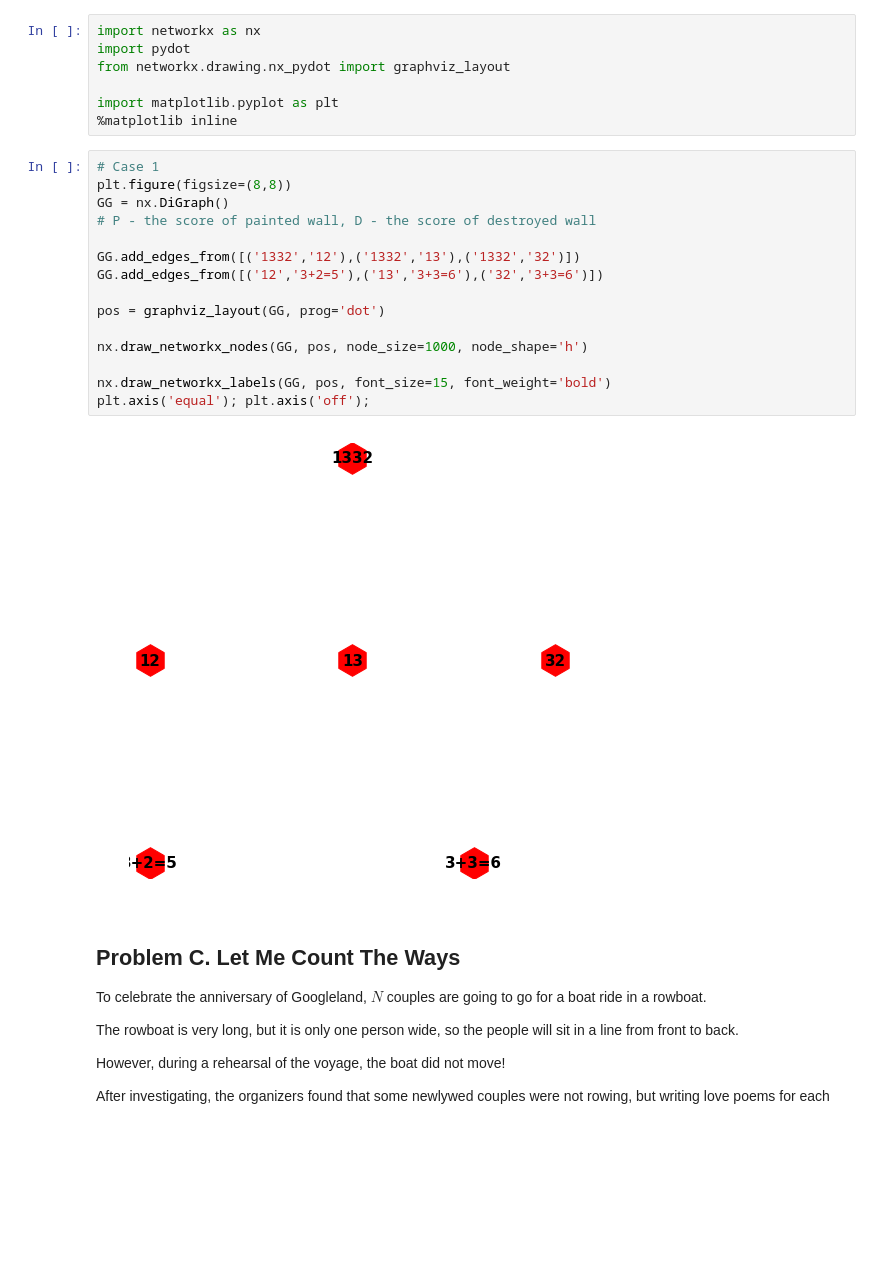
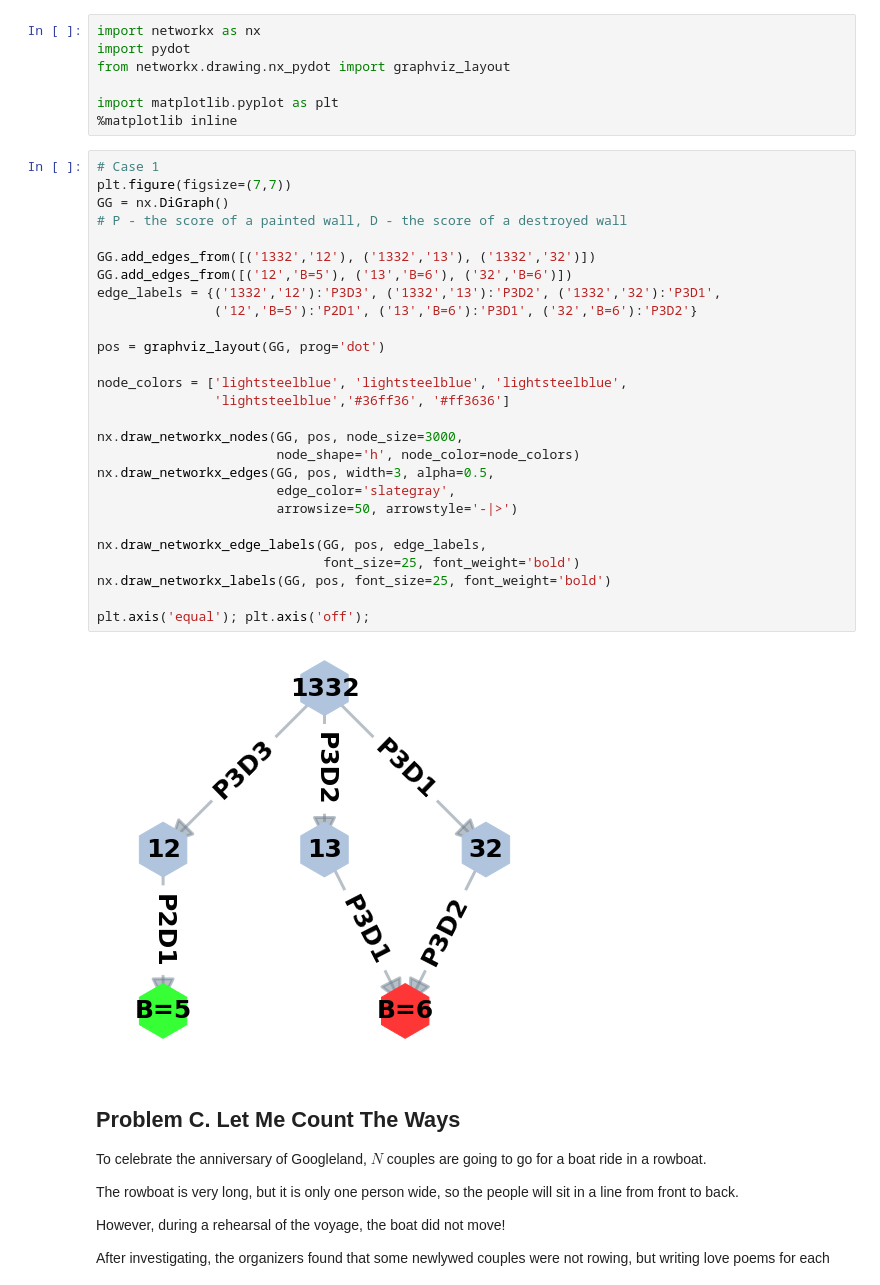
Before and after one commit to OlgaBelitskaya/colab_notebooks, a Jupyter notebook: kickstart_h2018.ipynb, the cells around one changed output. Drawn from its saved outputs; the diff is of its cells as text; blank space fills up the shorter version.

```diff
--- a/kickstart_h2018.ipynb
+++ b/kickstart_h2018.ipynb
@@ -313,21 +317,33 @@ import matplotlib.pyplot as plt
 %matplotlib inline
 # %%
 # Case 1
-plt.figure(figsize=(8,8))
+plt.figure(figsize=(7,7))
 GG = nx.DiGraph()
-# P - the score of painted wall, D - the score of destroyed wall
+# P - the score of a painted wall, D - the score of a destroyed wall
 
-GG.add_edges_from([('1332','12'),('1332','13'),('1332','32')])
-GG.add_edges_from([('12','3+2=5'),('13','3+3=6'),('32','3+3=6')])
+GG.add_edges_from([('1332','12'), ('1332','13'), ('1332','32')])
+GG.add_edges_from([('12','B=5'), ('13','B=6'), ('32','B=6')])
+edge_labels = {('1332','12'):'P3D3', ('1332','13'):'P3D2', ('1332','32'):'P3D1',
+               ('12','B=5'):'P2D1', ('13','B=6'):'P3D1', ('32','B=6'):'P3D2'}
 
 pos = graphviz_layout(GG, prog='dot')
 
-nx.draw_networkx_nodes(GG, pos, node_size=1000, node_shape='h')
+node_colors = ['lightsteelblue', 'lightsteelblue', 'lightsteelblue',
+               'lightsteelblue','#36ff36', '#ff3636']
 
-nx.draw_networkx_labels(GG, pos, font_size=15, font_weight='bold')
+nx.draw_networkx_nodes(GG, pos, node_size=3000,
+                       node_shape='h', node_color=node_colors)
+nx.draw_networkx_edges(GG, pos, width=3, alpha=0.5,
+                       edge_color='slategray',
+                       arrowsize=50, arrowstyle='-|>')
+
+nx.draw_networkx_edge_labels(GG, pos, edge_labels,
+                             font_size=25, font_weight='bold')
+nx.draw_networkx_labels(GG, pos, font_size=25, font_weight='bold')
+
 plt.axis('equal'); plt.axis('off');
 # %% [output]
-[figure, old version]
+[figure, new version]
 # %% [markdown]
 ## Problem C. Let Me Count The Ways
 
```
Also changed, not shown: parts of 4 cells of this notebook.
